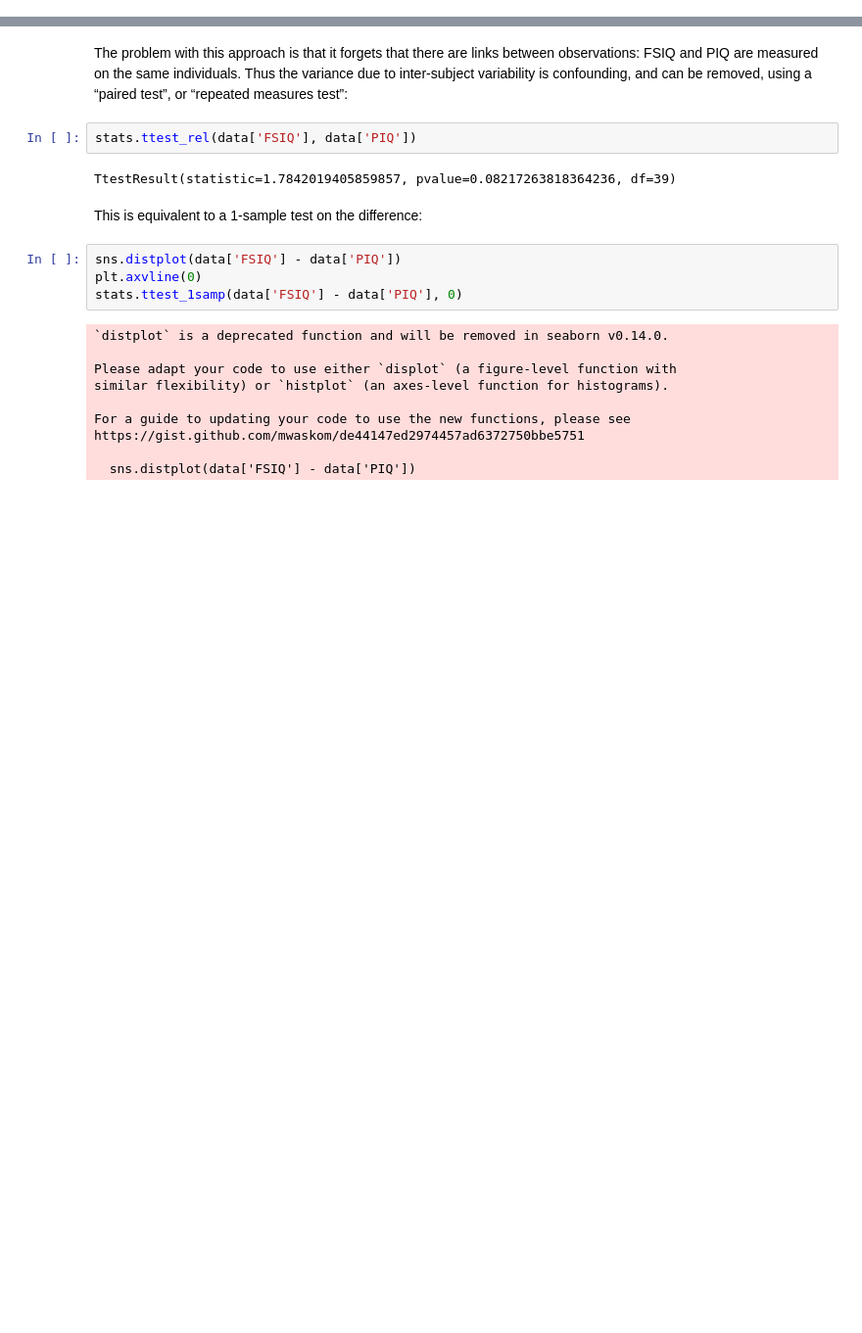
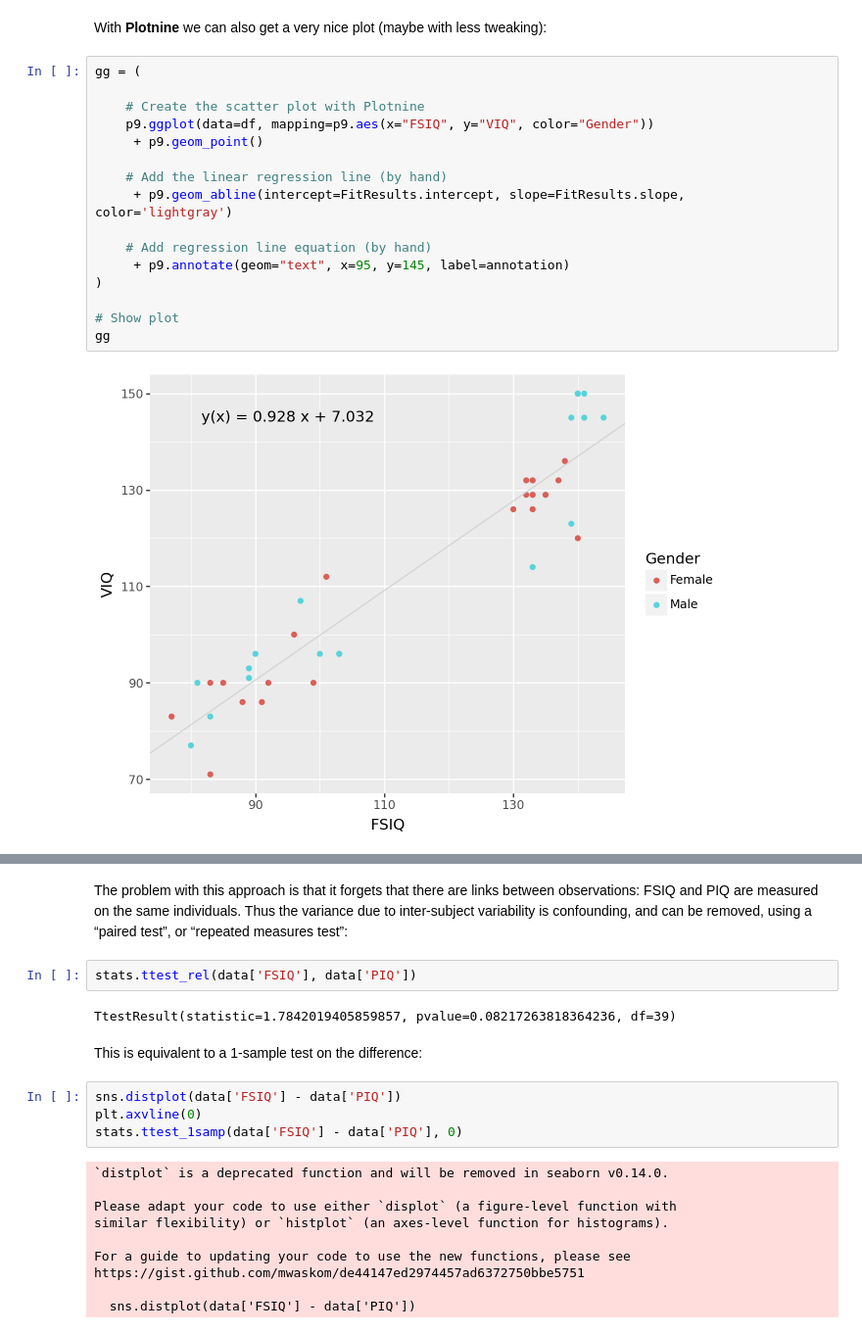
Before and after one commit to MMRES-PyBootcamp/MMRES-python-bootcamp, a Jupyter notebook: 08_Stats.ipynb, the cells around one changed output, grey strips where cells are left out. Shown at 98% size. Cells and saved outputs as stored; diff of their text form; blank space fills up the shorter version.

```diff
--- a/08_Stats.ipynb
+++ b/08_Stats.ipynb
@@ -159,0 +238,20 @@ https://gist.github.com/mwaskom/de44147ed2974457ad6372750bbe5751
+# %% [markdown]
+With **Plotnine** we can also get a very nice plot (maybe with less tweaking):
+# %%
+gg = (
+
+    # Create the scatter plot with Plotnine
+    p9.ggplot(data=df, mapping=p9.aes(x="FSIQ", y="VIQ", color="Gender"))
+     + p9.geom_point()
+
+    # Add the linear regression line (by hand)
+     + p9.geom_abline(intercept=FitResults.intercept, slope=FitResults.slope, color='lightgray')
+
+    # Add regression line equation (by hand)
+     + p9.annotate(geom="text", x=95, y=145, label=annotation)
+)
+
+# Show plot
+gg
+# %% [output]
+[figure, added]
```
Also changed, not shown: parts of 70 cells of this notebook.
